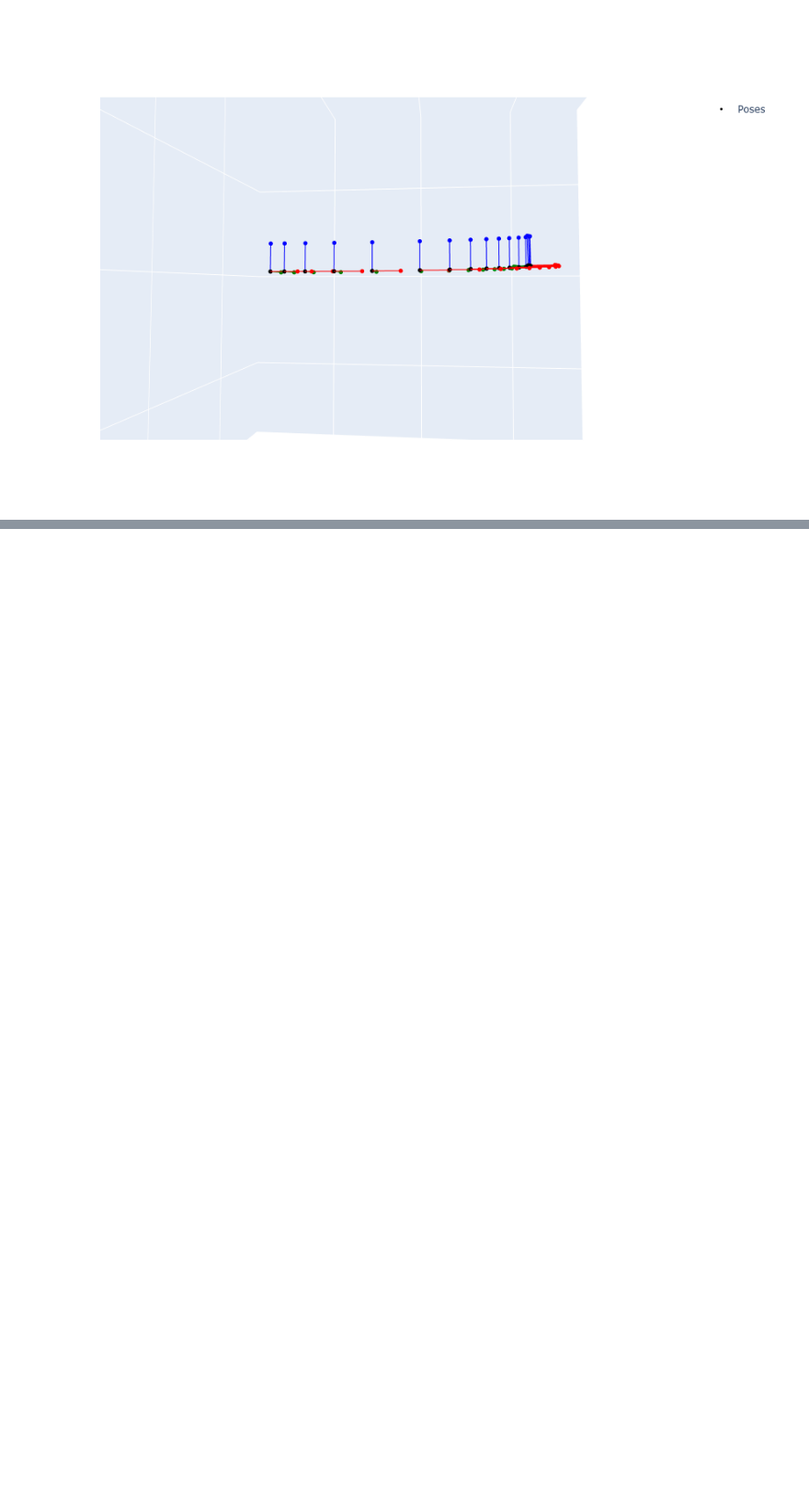
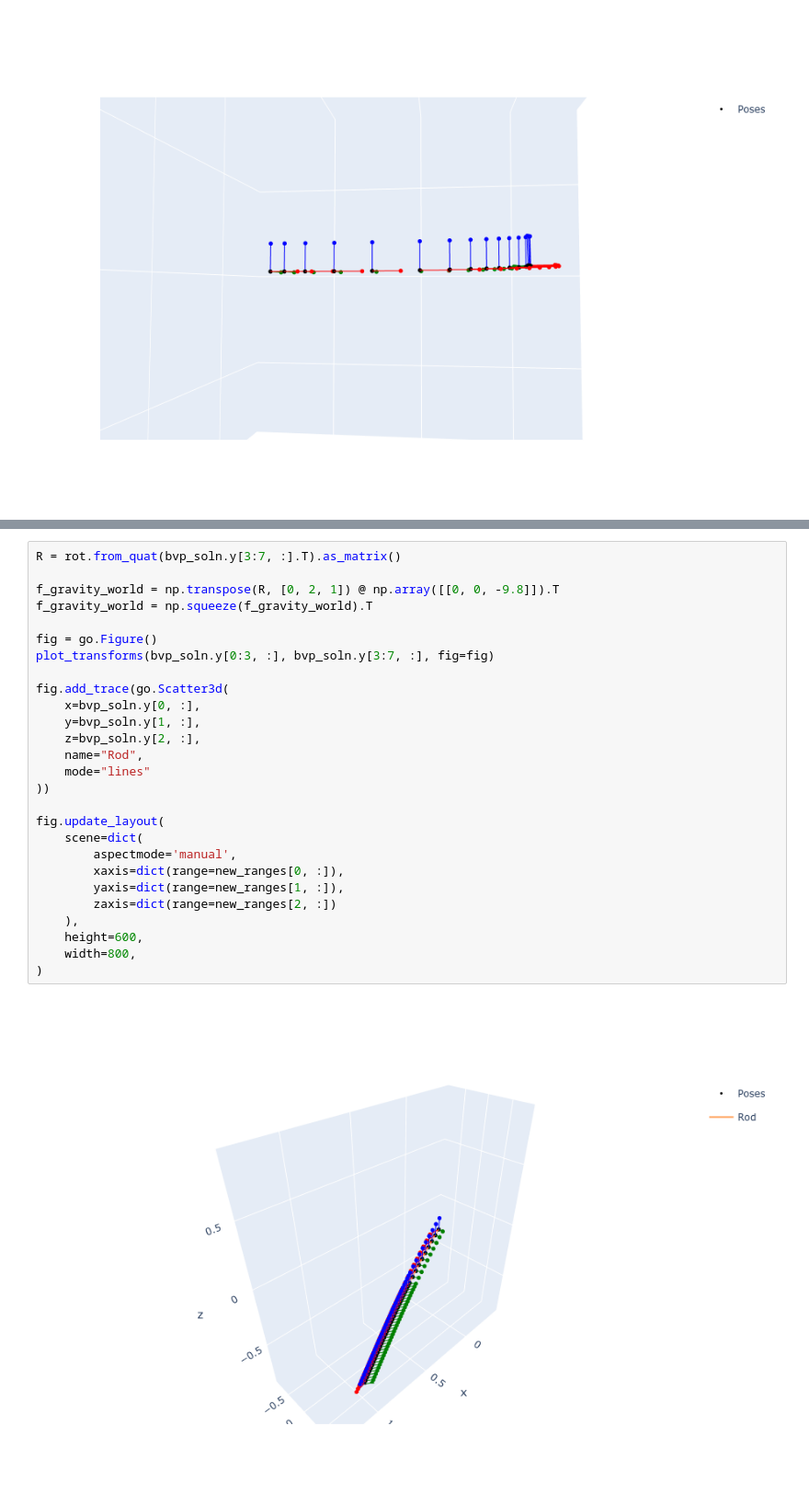
Before and after one commit to olincollege/scicomp-p4-cosseart, a Jupyter notebook: cosserat_explorations.ipynb, the cells around one changed output, grey strips where cells are left out. Shown at 92% size. Cells and saved outputs as stored; diff of their text form; blank space fills up the shorter version.

```diff
--- a/cosserat_explorations.ipynb
+++ b/cosserat_explorations.ipynb
@@ -328,5 +328,34 @@ y_0_mesh = np.repeat(np.atleast_2d(y_0).T, 10, axis=1)
 y_0_mesh[0, :] = s_grid
 
 bvp_soln = solve_bvp(rate_func_bvp, f_bound_conds, s_grid, y_0_mesh)
+# %%
+R = rot.from_quat(bvp_soln.y[3:7, :].T).as_matrix()
+
+f_gravity_world = np.transpose(R, [0, 2, 1]) @ np.array([[0, 0, -9.8]]).T
+f_gravity_world = np.squeeze(f_gravity_world).T
+
+fig = go.Figure()
+plot_transforms(bvp_soln.y[0:3, :], bvp_soln.y[3:7, :], fig=fig)
+
+fig.add_trace(go.Scatter3d(
+    x=bvp_soln.y[0, :],
+    y=bvp_soln.y[1, :],
+    z=bvp_soln.y[2, :],
+    name="Rod",
+    mode="lines"
+))
+
+fig.update_layout(
+    scene=dict(
+        aspectmode='manual',
+        xaxis=dict(range=new_ranges[0, :]),
+        yaxis=dict(range=new_ranges[1, :]),
+        zaxis=dict(range=new_ranges[2, :])
+    ),
+    height=600,
+    width=800,
+)
+# %% [output]
+[figure, added]
 # %%
 R = rot.from_quat(bvp_soln.y[3:7, :].T).as_matrix()
```
Also changed, not shown: parts of 4 cells of this notebook, 4 other files.
